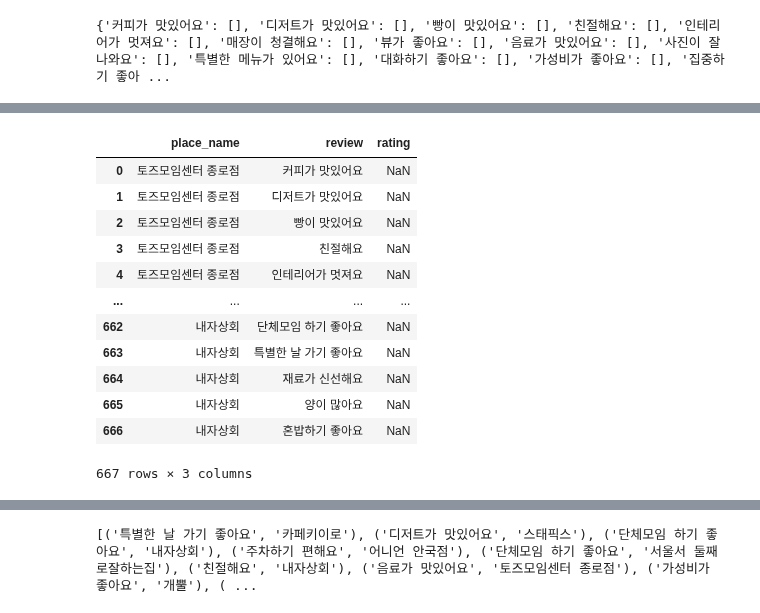
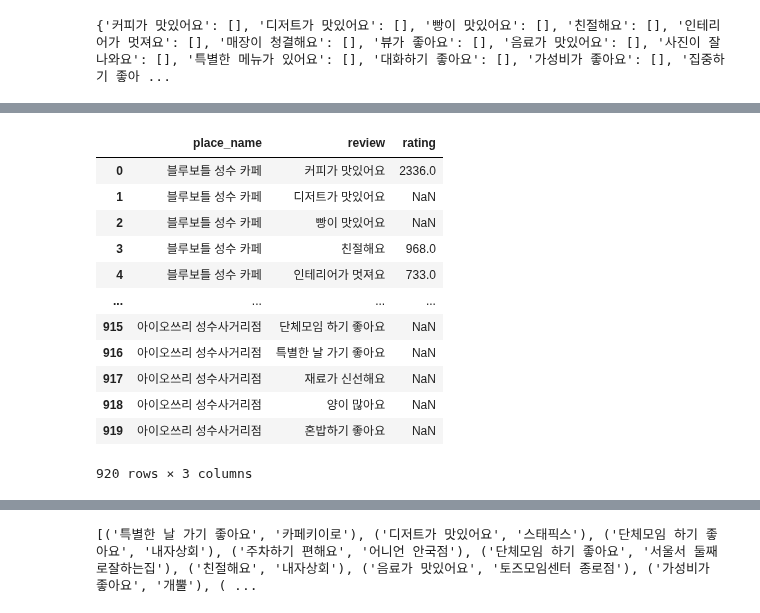
Before and after one commit to DongChanLee/recommendation, a Jupyter notebook: test_dataframe.ipynb, the cells around one changed output, grey strips where cells are left out. Drawn from its saved outputs; the diff is of its cells as text; code cells hidden in the pictures.

```diff
--- a/test_dataframe.ipynb
+++ b/test_dataframe.ipynb
@@ -496,20 +514,20 @@ from tqdm import *
 from sklearn.model_selection import train_test_split
 from sklearn.metrics.pairwise import cosine_similarity
 # %%
-df3 = pd.read_csv(os.path.join('/Users/dc/practice/recommendation/recomm_drf/data/csv/cafe', 'review_rating.csv'), sep=',')
+df3 = pd.read_csv(os.path.join('/Users/dc/practice/recommendation/recomm_drf/data/csv/cafe', '성동구_review_rating.csv'), sep=',')
 df3 = df3.iloc[:, 1:4]
 df3
 # %% [output]
 |  | place_name | review | rating |
-| 0 | 토즈모임센터 종로점 | 커피가 맛있어요 | NaN |
-| 1 | 토즈모임센터 종로점 | 디저트가 맛있어요 | NaN |
-| 2 | 토즈모임센터 종로점 | 빵이 맛있어요 | NaN |
-| 3 | 토즈모임센터 종로점 | 친절해요 | NaN |
-| 4 | 토즈모임센터 종로점 | 인테리어가 멋져요 | NaN |
+| 0 | 블루보틀 성수 카페 | 커피가 맛있어요 | 2336.0 |
+| 1 | 블루보틀 성수 카페 | 디저트가 맛있어요 | NaN |
+| 2 | 블루보틀 성수 카페 | 빵이 맛있어요 | NaN |
+| 3 | 블루보틀 성수 카페 | 친절해요 | 968.0 |
+| 4 | 블루보틀 성수 카페 | 인테리어가 멋져요 | 733.0 |
 | ... | ... | ... | ... |
-| 662 | 내자상회 | 단체모임 하기 좋아요 | NaN |
-| 663 | 내자상회 | 특별한 날 가기 좋아요 | NaN |
-| 664 | 내자상회 | 재료가 신선해요 | NaN |
-| 665 | 내자상회 | 양이 많아요 | NaN |
-| 666 | 내자상회 | 혼밥하기 좋아요 | NaN |
+| 915 | 아이오쓰리 성수사거리점 | 단체모임 하기 좋아요 | NaN |
+| 916 | 아이오쓰리 성수사거리점 | 특별한 날 가기 좋아요 | NaN |
+| 917 | 아이오쓰리 성수사거리점 | 재료가 신선해요 | NaN |
+| 918 | 아이오쓰리 성수사거리점 | 양이 많아요 | NaN |
+| 919 | 아이오쓰리 성수사거리점 | 혼밥하기 좋아요 | NaN |
-667 rows × 3 columns
+920 rows × 3 columns
```
Also changed, not shown: parts of 25 cells of this notebook, 6 other files.
